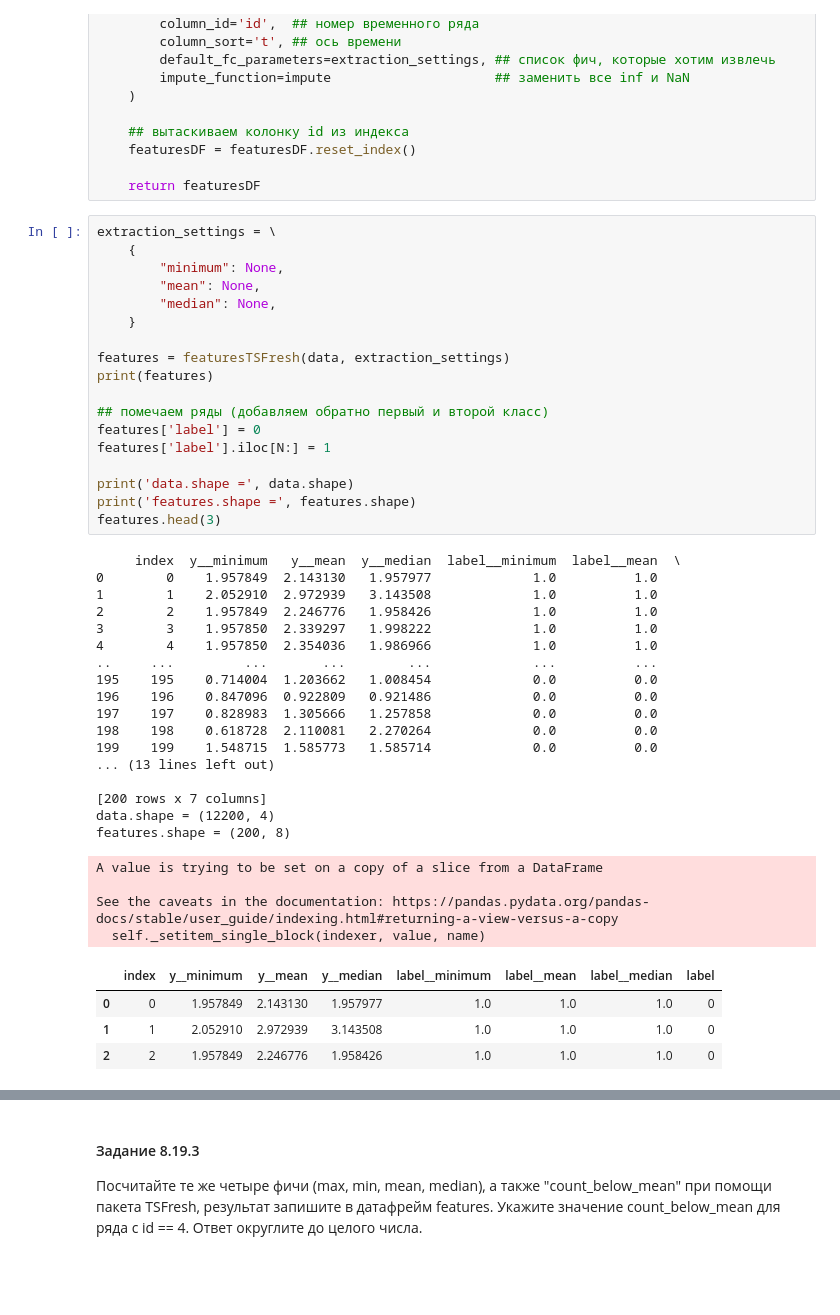
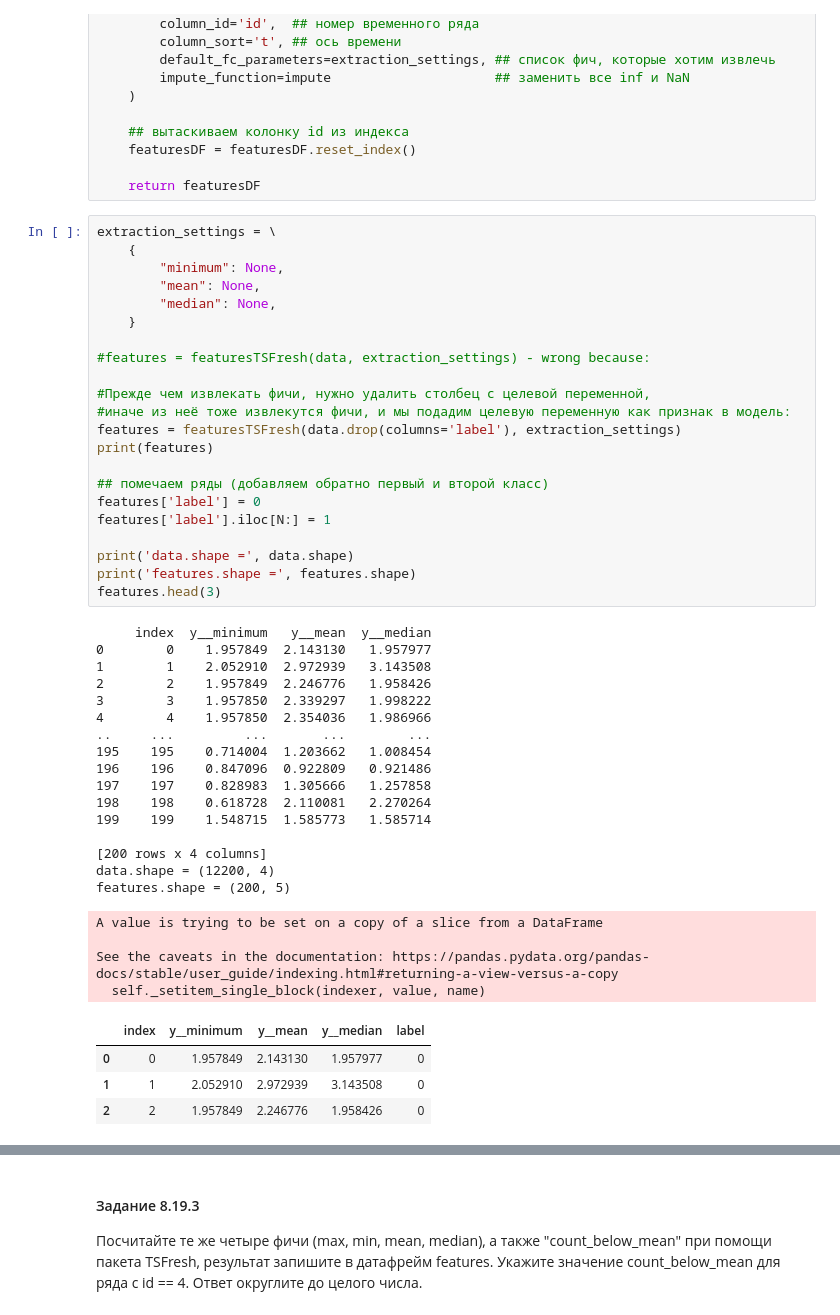
Before and after one commit to decadanse/ML, a Jupyter notebook: 8 Time series/m8.19_tasks_выделять признаки из рядов.ipynb, the cells around one changed output, grey strips where cells are left out. Drawn from its saved outputs; the diff is of its cells as text; blank space fills up the shorter version.

```diff
--- a/8 Time series/m8.19_tasks_выделять признаки из рядов.ipynb
+++ b/8 Time series/m8.19_tasks_выделять признаки из рядов.ipynb
@@ -132,47 +132,50 @@ def featuresTSFresh(data, extraction_settings):
 # %%
 extraction_settings = \
     {
         "minimum": None,
         "mean": None,
         "median": None,
     }
 
-features = featuresTSFresh(data, extraction_settings)
+#features = featuresTSFresh(data, extraction_settings) - wrong because:
+
+#Прежде чем извлекать фичи, нужно удалить столбец с целевой переменной,
+#иначе из неё тоже извлекутся фичи, и мы подадим целевую переменную как признак в модель:
+features = featuresTSFresh(data.drop(columns='label'), extraction_settings)
 print(features)
 
 ## помечаем ряды (добавляем обратно первый и второй класс)
 features['label'] = 0
 features['label'].iloc[N:] = 1
 
 print('data.shape =', data.shape)
 print('features.shape =', features.shape)
 features.head(3)
 # %% [output]
-     index  y__minimum   y__mean  y__median  label__minimum  label__mean  \
-0        0    1.957849  2.143130   1.957977             1.0          1.0
-1        1    2.052910  2.972939   3.143508             1.0          1.0
-2        2    1.957849  2.246776   1.958426             1.0          1.0
-3        3    1.957850  2.339297   1.998222             1.0          1.0
-4        4    1.957850  2.354036   1.986966             1.0          1.0
-..     ...         ...       ...        ...             ...          ...
-195    195    0.714004  1.203662   1.008454             0.0          0.0
-196    196    0.847096  0.922809   0.921486             0.0          0.0
-197    197    0.828983  1.305666   1.257858             0.0          0.0
-198    198    0.618728  2.110081   2.270264             0.0          0.0
-199    199    1.548715  1.585773   1.585714             0.0          0.0
-... (13 lines left out)
+     index  y__minimum   y__mean  y__median
+0        0    1.957849  2.143130   1.957977
+1        1    2.052910  2.972939   3.143508
+2        2    1.957849  2.246776   1.958426
+3        3    1.957850  2.339297   1.998222
+4        4    1.957850  2.354036   1.986966
+..     ...         ...       ...        ...
+195    195    0.714004  1.203662   1.008454
+196    196    0.847096  0.922809   0.921486
+197    197    0.828983  1.305666   1.257858
+198    198    0.618728  2.110081   2.270264
+199    199    1.548715  1.585773   1.585714
 
-[200 rows x 7 columns]
+[200 rows x 4 columns]
 data.shape = (12200, 4)
-features.shape = (200, 8)
+features.shape = (200, 5)
 A value is trying to be set on a copy of a slice from a DataFrame
 
 See the caveats in the documentation: https://pandas.pydata.org/pandas-docs/stable/user_guide/indexing.html#returning-a-view-versus-a-copy
   self._setitem_single_block(indexer, value, name)
-|  | index | y__minimum | y__mean | y__median | label__minimum | label__mean | label__median | label |
-| 0 | 0 | 1.957849 | 2.143130 | 1.957977 | 1.0 | 1.0 | 1.0 | 0 |
-| 1 | 1 | 2.052910 | 2.972939 | 3.143508 | 1.0 | 1.0 | 1.0 | 0 |
-| 2 | 2 | 1.957849 | 2.246776 | 1.958426 | 1.0 | 1.0 | 1.0 | 0 |
+|  | index | y__minimum | y__mean | y__median | label |
+| 0 | 0 | 1.957849 | 2.143130 | 1.957977 | 0 |
+| 1 | 1 | 2.052910 | 2.972939 | 3.143508 | 0 |
+| 2 | 2 | 1.957849 | 2.246776 | 1.958426 | 0 |
 # %%
 trainSet, testSet = train_test_split(features, test_size=0.4, random_state=42)
 
```
Also changed, not shown: parts of 3 cells of this notebook, 4 other files.
